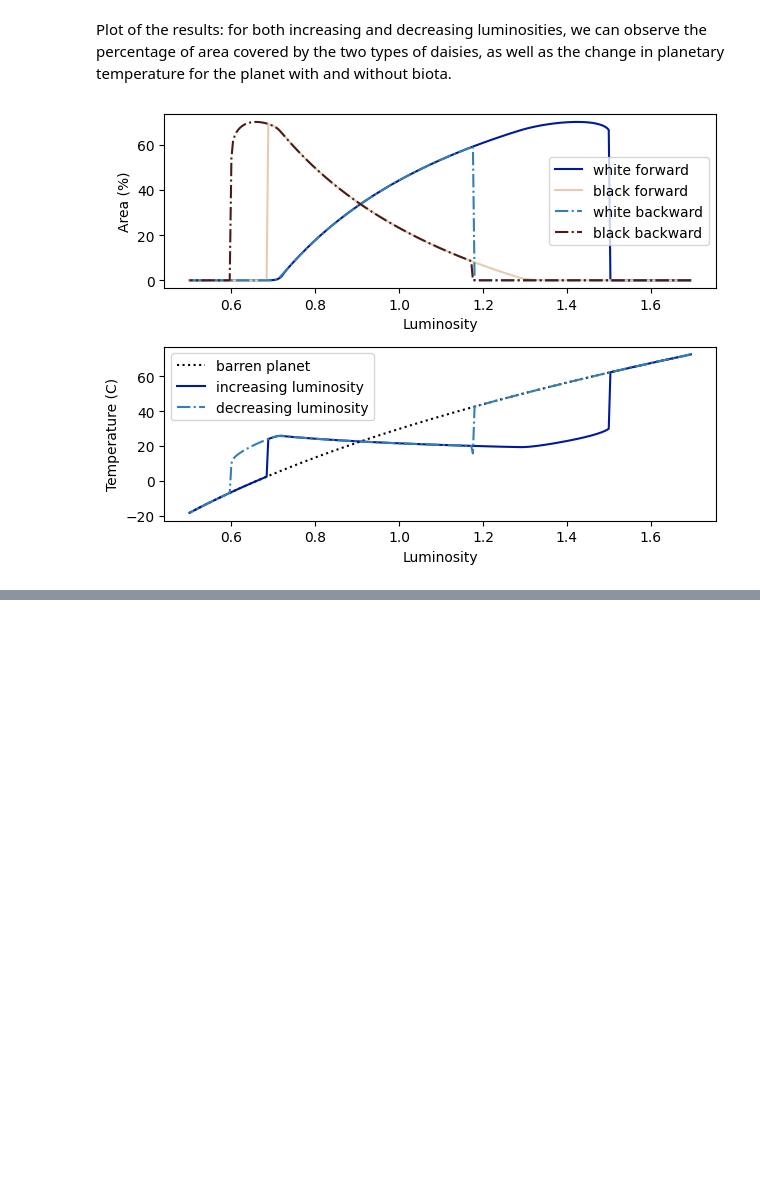
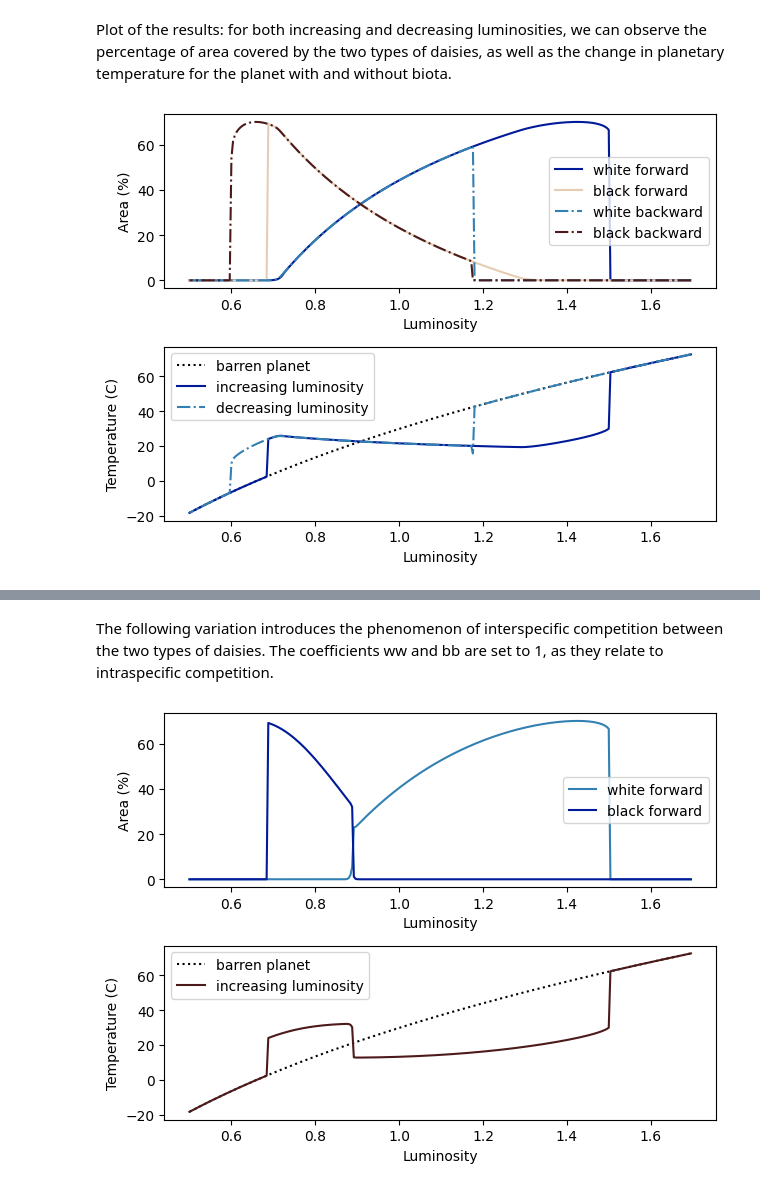
Before and after one commit to Nigritella/Daisyworld, a Jupyter notebook: daisyworld.ipynb, the cells around one changed output, grey strips where cells are left out. Drawn from its saved outputs; the diff is of its cells as text; code cells hidden in the pictures; blank space fills up the shorter version.

```diff
--- a/daisyworld.ipynb
+++ b/daisyworld.ipynb
@@ -186,0 +257,68 @@ plt.show()
+# %% [markdown]
+The following variation introduces the phenomenon of interspecific competition between the two types of daisies. The coefficients ww and bb are set to 1, as they relate to intraspecific competition.
+# %%
+area_w, area_b, area_g = [], [], []
+planetary_Tc = []
+
+ww, bb, bw, wb = 1, 1, 2, 3
+
+for L in luminosities:
+    count = 0
+
+    alpha_w = max(0.01, alpha_w)
+    alpha_b = max(0.01, alpha_b)
+    alpha_g = 1 - alpha_w - alpha_b
+
+    for count in range(n_iterations):
+
+        area = [alpha_w, alpha_b, alpha_g]
+
+        a_p = planetary_albedo(albedo, area)
+        Tc_p = planetary_temperature_C(a_p, L, S)
+
+        Tc_w = linear_local_temperature_C(a_w, a_p, Tc_p, q)
+        Tc_b = linear_local_temperature_C(a_b, a_p, Tc_p, q)
+
+        beta_w = growth_rate(Tc_w, Tc_opt, k)
+        beta_b = growth_rate(Tc_b, Tc_opt, k)
+
+        competition_coefficient_w = 1 - bw * alpha_b - ww * alpha_w
+        competition_coefficient_b = 1 - bb * alpha_b - wb * alpha_w
+
+        alpha_w += alpha_w * delta_t * (beta_w * competition_coefficient_w - gamma)
+        alpha_b += alpha_b * delta_t * (beta_b * competition_coefficient_b - gamma)
+        alpha_g = 1 - alpha_w - alpha_b
+
+        count += 1
+
+    area_w.append(alpha_w)
+    area_b.append(alpha_b)
+    area_g.append(alpha_g)
+    planetary_Tc.append(Tc_p)
+
+percentage_area_w_forward = [float(value * 100) for value in area_w]
+percentage_area_b_forward = [float(value * 100) for value in area_b]
+percentage_area_g_forward = [float(value * 100) for value in area_g]
+planetary_Tc_forward = [float(value) for value in planetary_Tc]
+
+fig, axes = plt.subplots(2, 1)
+
+axes[0].plot(luminosities, percentage_area_w_forward, color=(0.2, 0.5, 0.7), label='white forward', linestyle='-')
+axes[0].plot(luminosities, percentage_area_b_forward, color=(0.0, 0.1, 0.6), label='black forward', linestyle='-')
+axes[0].set_ylabel('Area (%)')
+axes[0].set_xlabel('Luminosity')
+axes[0].legend()
+
+axes[1].plot(luminosities, Tc_p_lifeless, color='black', label='barren planet', linestyle=':')
+axes[1].plot(luminosities, planetary_Tc_forward, color=(0.3, 0.1, 0.1), label='increasing luminosity')
+axes[1].set_xlabel('Luminosity')
+axes[1].set_ylabel('Temperature (C)')
+axes[1].legend()
+
+plt.tight_layout()
+
+#plt.savefig('interspecific_competition')
+
+plt.show()
+# %% [output]
+[figure, added]
```
Also changed, not shown: parts of 4 cells of this notebook.
